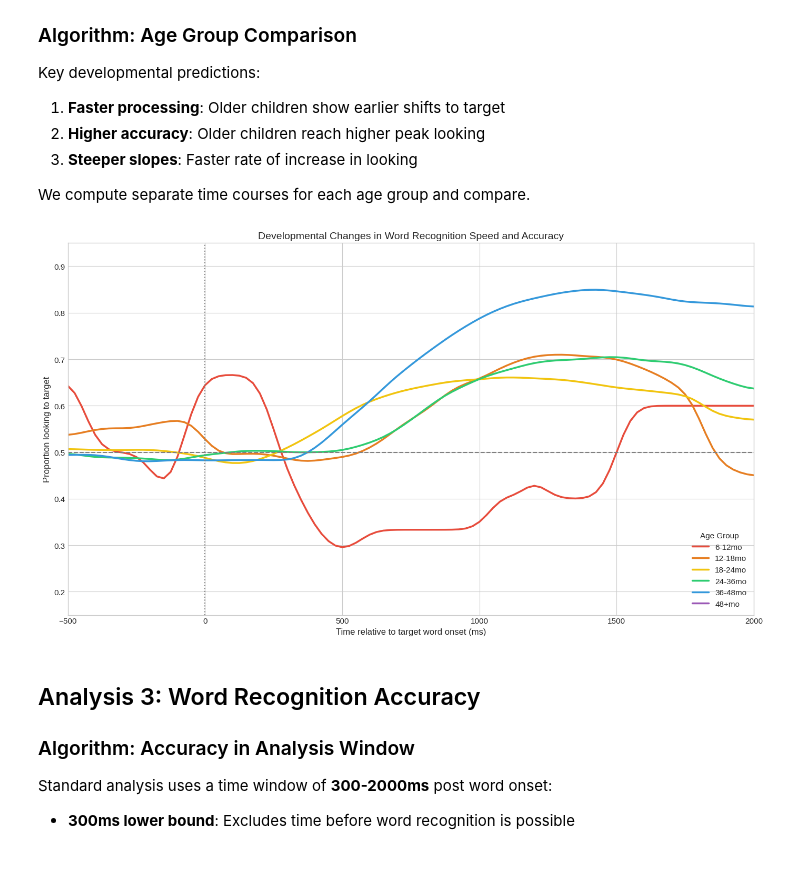
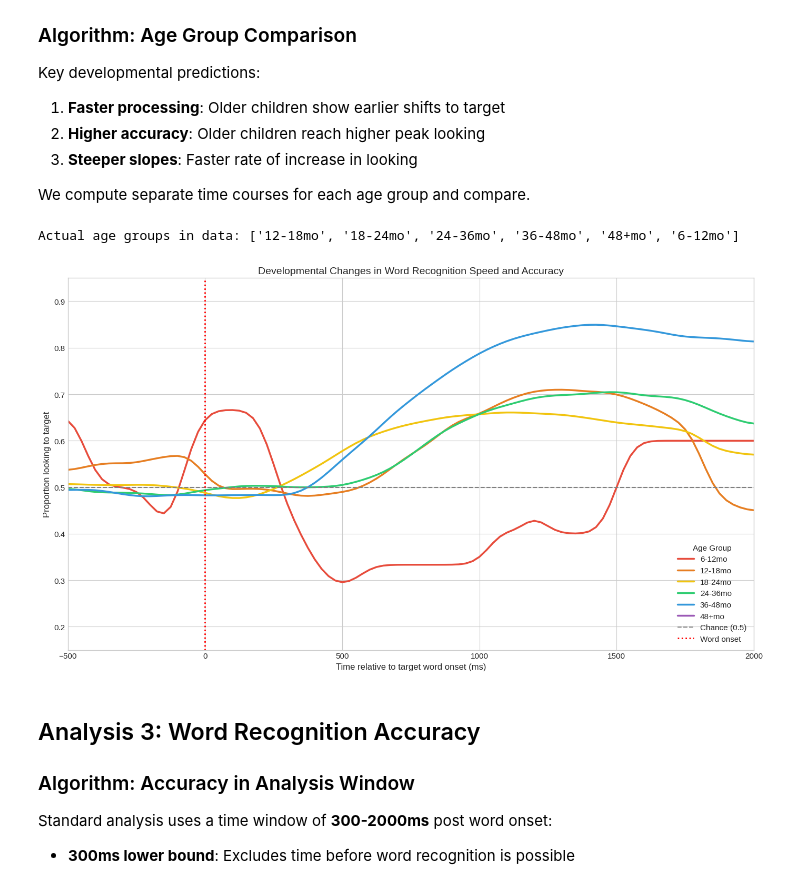
Before and after one commit to chemvatho/Peekbank-Analysis, a Jupyter notebook: Peekbank_Complete_Analysis.ipynb, the cells around one changed output. Cells and saved outputs as stored; diff of their text form; code cells hidden in the pictures.

```diff
--- a/Peekbank_Complete_Analysis.ipynb
+++ b/Peekbank_Complete_Analysis.ipynb
@@ -485,45 +489,56 @@ def compute_time_course_by_group(data, group_col, time_window=(-500, 2000)):
         (data['t_norm'] >= time_window[0]) &
         (data['t_norm'] <= time_window[1]) &
         (data[group_col].notna())
     ].copy()
 
     tc = df.groupby([group_col, 't_norm'])['prop_target'].mean().reset_index()
     tc.columns = [group_col, 'time', 'mean']
 
     return tc
 
 # Compute by age group
 age_tc = compute_time_course_by_group(looking_data, 'age_group')
 
-# Plot
 fig, ax = plt.subplots(figsize=(14, 8))
 
 colors = {'6-12mo': '#E74C3C', '12-18mo': '#E67E22', '18-24mo': '#F1C40F',
           '24-36mo': '#2ECC71', '36-48mo': '#3498DB', '48+mo': '#9B59B6'}
 
-for age_group in colors.keys():
-    data = age_tc[age_tc['age_group'] == age_group]
-    if len(data) > 0:
-        # Smooth the curve
-        smoothed = gaussian_filter1d(data['mean'].values, sigma=2)
-        ax.plot(data['time'], smoothed,
-                color=colors[age_group], linewidth=2.5, label=age_group)
+# Check actual labels in your data and remap if needed
+actual_groups = age_tc['age_group'].unique()
+print("Actual age groups in data:", sorted(actual_groups))
 
-ax.axhline(y=0.5, color='gray', linestyle='--', linewidth=1.5)
-ax.axvline(x=0, color='gray', linestyle=':', linewidth=1.5)
+# Remap data labels to match colors dict if necessary
+label_map = {g: g for g in colors.keys()}  # adjust if mismatch found
+
+for age_group, color in colors.items():
+    group_data = age_tc[age_tc['age_group'] == age_group]
+    if len(group_data) == 0:
+        # Try stripping 'mo' suffix in case of mismatch
+        alt_label = age_group.replace('mo', '')
+        group_data = age_tc[age_tc['age_group'] == alt_label]
+    if len(group_data) > 0:
+        smoothed = gaussian_filter1d(group_data['mean'].values, sigma=2)
+        ax.plot(group_data['time'], smoothed,
+                color=color, linewidth=2.5, label=age_group)
+    else:
+        print(f"⚠️ No data found for age group: {age_group}")
+
+ax.axhline(y=0.5, color='gray', linestyle='--', linewidth=1.5, label='Chance (0.5)')
+ax.axvline(x=0, color='red', linestyle=':', linewidth=2, label='Word onset')
 
 ax.set_xlabel('Time relative to target word onset (ms)')
 ax.set_ylabel('Proportion looking to target')
 ax.set_title('Developmental Changes in Word Recognition Speed and Accuracy')
 ax.set_xlim(-500, 2000)
 ax.set_ylim(0.15, 0.95)
 ax.legend(title='Age Group', loc='lower right')
-
 plt.tight_layout()
 plt.savefig(f'{data_dir}/plot_age_effects.png', dpi=150, bbox_inches='tight')
 plt.show()
 # %% [output]
+Actual age groups in data: ['12-18mo', '18-24mo', '24-36mo', '36-48mo', '48+mo', '6-12mo']
-[figure, old version]
+[figure, new version]
 # %% [markdown]
 ## Analysis 3: Word Recognition Accuracy
 
```
Also changed, not shown: parts of 1 cell of this notebook.
